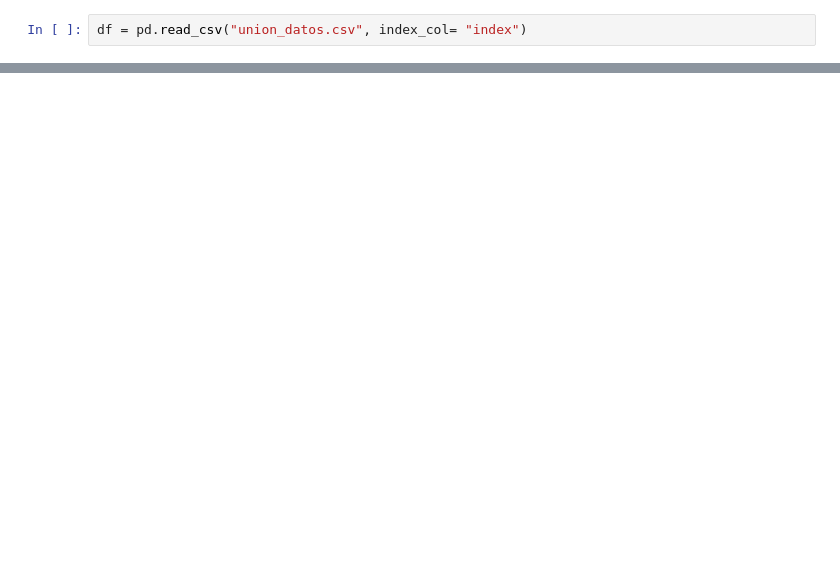
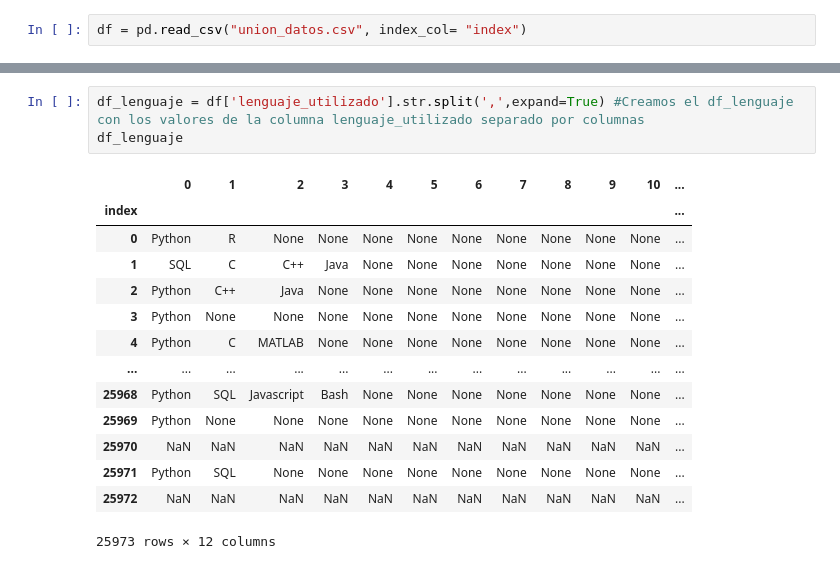
Before and after one commit to paulafuenteg/Kaggle-DS-ML-Survey, a Jupyter notebook: Limpieza/limpieza.ipynb, the cells around one changed output, grey strips where cells are left out. Saved outputs shown, nothing was run; the diff lists cells and outputs as text; blank space fills up the shorter version.

```diff
--- a/Limpieza/limpieza.ipynb
+++ b/Limpieza/limpieza.ipynb
@@ -16,0 +122,18 @@ df.head()
+# %%
+df_lenguaje = df['lenguaje_utilizado'].str.split(',',expand=True) #Creamos el df_lenguaje con los valores de la columna lenguaje_utilizado separado por columnas
+df_lenguaje
+# %% [output]
+|  | 0 | 1 | 2 | 3 | 4 | 5 | 6 | 7 | 8 | 9 | 10 | ... |
+| index |  |  |  |  |  |  |  |  |  |  |  | ... |
+| 0 | Python | R | None | None | None | None | None | None | None | None | None | ... |
+| 1 | SQL | C | C++ | Java | None | None | None | None | None | None | None | ... |
+| 2 | Python | C++ | Java | None | None | None | None | None | None | None | None | ... |
+| 3 | Python | None | None | None | None | None | None | None | None | None | None | ... |
+| 4 | Python | C | MATLAB | None | None | None | None | None | None | None | None | ... |
+| ... | ... | ... | ... | ... | ... | ... | ... | ... | ... | ... | ... | ... |
+| 25968 | Python | SQL | Javascript | Bash | None | None | None | None | None | None | None | ... |
+| 25969 | Python | None | None | None | None | None | None | None | None | None | None | ... |
+| 25970 | NaN | NaN | NaN | NaN | NaN | NaN | NaN | NaN | NaN | NaN | NaN | ... |
+| 25971 | Python | SQL | None | None | None | None | None | None | None | None | None | ... |
+| 25972 | NaN | NaN | NaN | NaN | NaN | NaN | NaN | NaN | NaN | NaN | NaN | ... |
+25973 rows × 12 columns
```
Also changed, not shown: parts of 12 cells of this notebook.
